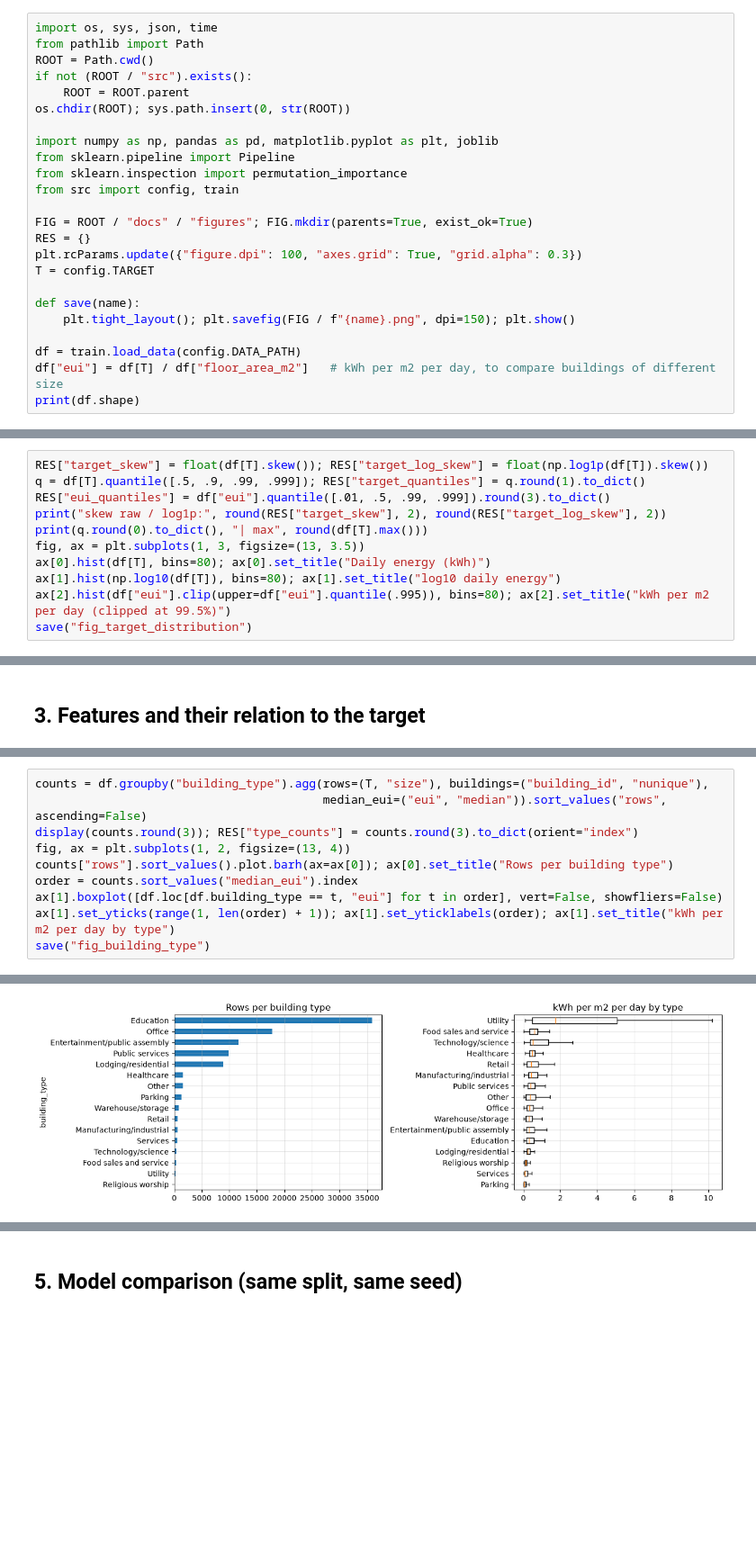
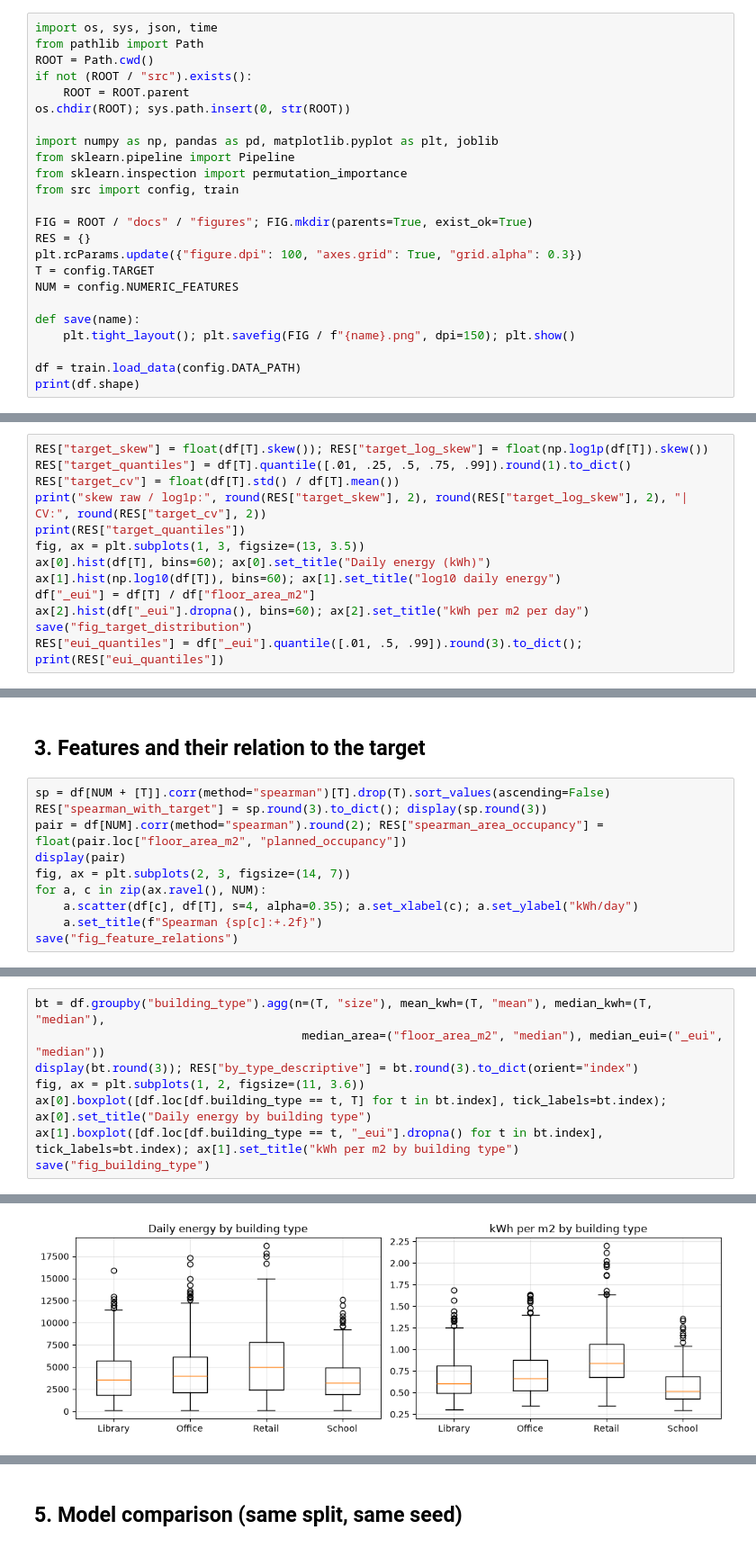
Before and after one commit to kitthakarn-sawasdipab/AI-Project, a Jupyter notebook: notebooks/analysis.ipynb, the cells around one changed output, grey strips where cells are left out. Shown at 90% size. Saved outputs shown, nothing was run; the diff lists cells and outputs as text; blank space fills up the shorter version.

```diff
--- a/notebooks/analysis.ipynb
+++ b/notebooks/analysis.ipynb
@@ -21,11 +21,11 @@ FIG = ROOT / "docs" / "figures"; FIG.mkdir(parents=True, exist_ok=True)
 RES = {}
 plt.rcParams.update({"figure.dpi": 100, "axes.grid": True, "grid.alpha": 0.3})
 T = config.TARGET
+NUM = config.NUMERIC_FEATURES
 
 def save(name):
     plt.tight_layout(); plt.savefig(FIG / f"{name}.png", dpi=150); plt.show()
 
 df = train.load_data(config.DATA_PATH)
-df["eui"] = df[T] / df["floor_area_m2"]   # kWh per m2 per day, to compare buildings of different size
 print(df.shape)
 # %% [output]
@@ -87,12 +89,14 @@ if raw_e.exists() and raw_m.exists():
 # %%
 RES["target_skew"] = float(df[T].skew()); RES["target_log_skew"] = float(np.log1p(df[T]).skew())
-q = df[T].quantile([.5, .9, .99, .999]); RES["target_quantiles"] = q.round(1).to_dict()
-RES["eui_quantiles"] = df["eui"].quantile([.01, .5, .99, .999]).round(3).to_dict()
-print("skew raw / log1p:", round(RES["target_skew"], 2), round(RES["target_log_skew"], 2))
-print(q.round(0).to_dict(), "| max", round(df[T].max()))
+RES["target_quantiles"] = df[T].quantile([.01, .25, .5, .75, .99]).round(1).to_dict()
+RES["target_cv"] = float(df[T].std() / df[T].mean())
+print("skew raw / log1p:", round(RES["target_skew"], 2), round(RES["target_log_skew"], 2), "| CV:", round(RES["target_cv"], 2))
+print(RES["target_quantiles"])
 fig, ax = plt.subplots(1, 3, figsize=(13, 3.5))
-ax[0].hist(df[T], bins=80); ax[0].set_title("Daily energy (kWh)")
-ax[1].hist(np.log10(df[T]), bins=80); ax[1].set_title("log10 daily energy")
-ax[2].hist(df["eui"].clip(upper=df["eui"].quantile(.995)), bins=80); ax[2].set_title("kWh per m2 per day (clipped at 99.5%)")
+ax[0].hist(df[T], bins=60); ax[0].set_title("Daily energy (kWh)")
+ax[1].hist(np.log10(df[T]), bins=60); ax[1].set_title("log10 daily energy")
+df["_eui"] = df[T] / df["floor_area_m2"]
+ax[2].hist(df["_eui"].dropna(), bins=60); ax[2].set_title("kWh per m2 per day")
 save("fig_target_distribution")
+RES["eui_quantiles"] = df["_eui"].quantile([.01, .5, .99]).round(3).to_dict(); print(RES["eui_quantiles"])
 # %% [output]
@@ -102,2 +107,12 @@ skew raw / log1p: 5.1 -0.53
 # %% [markdown]
 ## 3. Features and their relation to the target
+# %%
+sp = df[NUM + [T]].corr(method="spearman")[T].drop(T).sort_values(ascending=False)
+RES["spearman_with_target"] = sp.round(3).to_dict(); display(sp.round(3))
+pair = df[NUM].corr(method="spearman").round(2); RES["spearman_area_occupancy"] = float(pair.loc["floor_area_m2", "planned_occupancy"])
+display(pair)
+fig, ax = plt.subplots(2, 3, figsize=(14, 7))
+for a, c in zip(ax.ravel(), NUM):
+    a.scatter(df[c], df[T], s=4, alpha=0.35); a.set_xlabel(c); a.set_ylabel("kWh/day")
+    a.set_title(f"Spearman {sp[c]:+.2f}")
+save("fig_feature_relations")
@@ -104,11 +135,9 @@ skew raw / log1p: 5.1 -0.53
 # %%
-counts = df.groupby("building_type").agg(rows=(T, "size"), buildings=("building_id", "nunique"),
-                                         median_eui=("eui", "median")).sort_values("rows", ascending=False)
-display(counts.round(3)); RES["type_counts"] = counts.round(3).to_dict(orient="index")
-fig, ax = plt.subplots(1, 2, figsize=(13, 4))
-counts["rows"].sort_values().plot.barh(ax=ax[0]); ax[0].set_title("Rows per building type")
-order = counts.sort_values("median_eui").index
-ax[1].boxplot([df.loc[df.building_type == t, "eui"] for t in order], vert=False, showfliers=False)
-ax[1].set_yticks(range(1, len(order) + 1)); ax[1].set_yticklabels(order); ax[1].set_title("kWh per m2 per day by type")
+bt = df.groupby("building_type").agg(n=(T, "size"), mean_kwh=(T, "mean"), median_kwh=(T, "median"),
+                                      median_area=("floor_area_m2", "median"), median_eui=("_eui", "median"))
+display(bt.round(3)); RES["by_type_descriptive"] = bt.round(3).to_dict(orient="index")
+fig, ax = plt.subplots(1, 2, figsize=(11, 3.6))
+ax[0].boxplot([df.loc[df.building_type == t, T] for t in bt.index], tick_labels=bt.index); ax[0].set_title("Daily energy by building type")
+ax[1].boxplot([df.loc[df.building_type == t, "_eui"].dropna() for t in bt.index], tick_labels=bt.index); ax[1].set_title("kWh per m2 by building type")
 save("fig_building_type")
 # %% [output]
@@ -133 +150 @@ save("fig_building_type")
-[figure, old version]
+[figure, new version]
```
Also changed, not shown: parts of 23 cells of this notebook, 31 other files.
